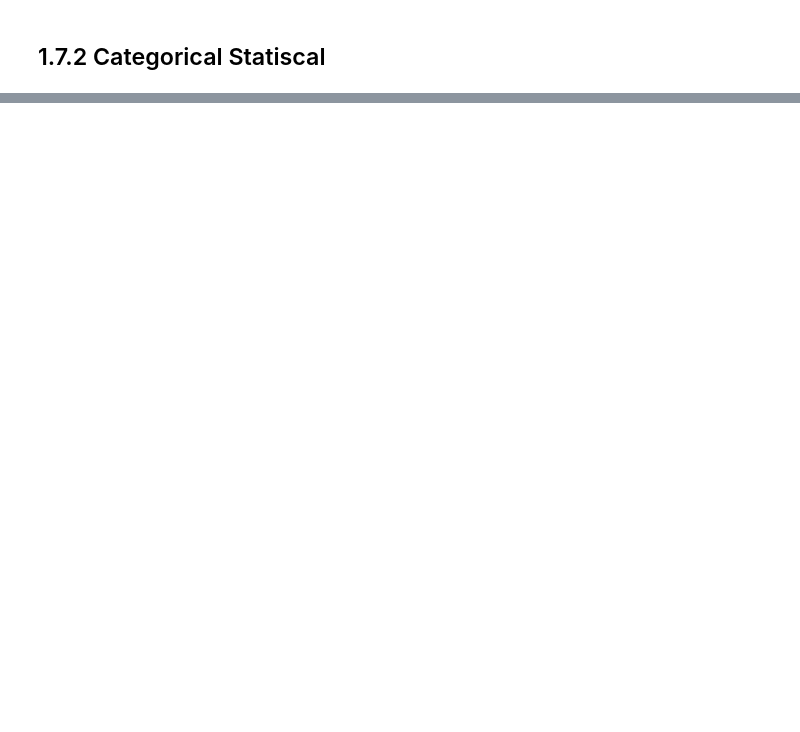
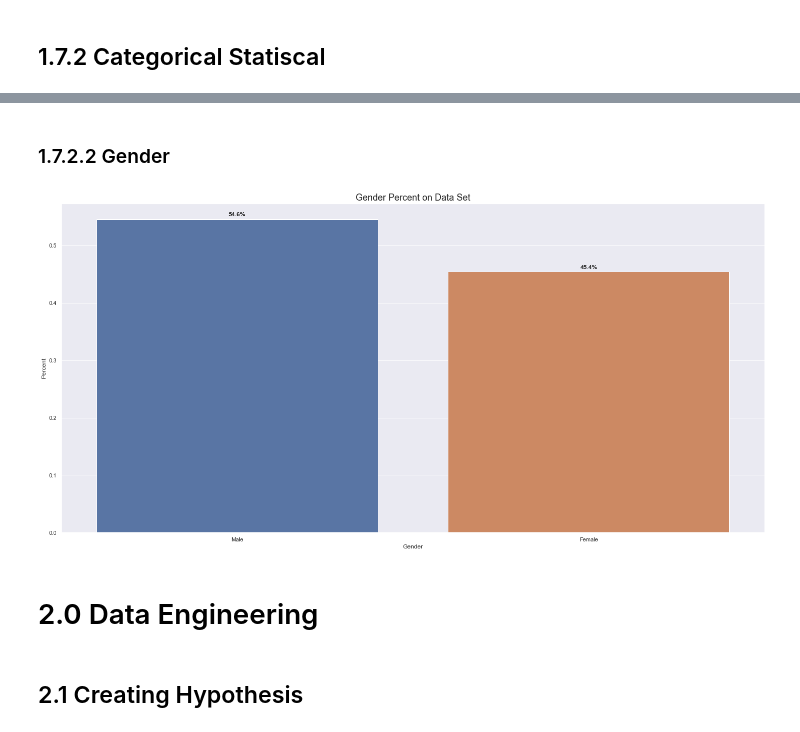
Before and after one commit to jefslima/Churn-Predict, a Jupyter notebook: ChurnPredict.ipynb, the cells around one changed output, grey strips where cells are left out. Saved outputs shown, nothing was run; the diff lists cells and outputs as text; code cells hidden in the pictures; blank space fills up the shorter version.

```diff
--- a/ChurnPredict.ipynb
+++ b/ChurnPredict.ipynb
@@ -184,0 +249,8 @@ sns.barplot (x='Geography', y='Exited', data=df1);
+# %% [markdown]
+### 1.7.2.2 Gender
+# %%
+barplot_percentage_without_hue(feature='Gender', data=df1, x_label='Gender' , y_label='Percent' , title='Gender Percent on Data Set')
+# %% [output]
+[figure, added]
+# %% [markdown]
+# 2.0 Data Engineering
@@ -184,0 +259,2 @@ sns.barplot (x='Geography', y='Exited', data=df1);
+# %% [markdown]
+## 2.1 Creating Hypothesis
```
Also changed, not shown: parts of 81 cells of this notebook.
